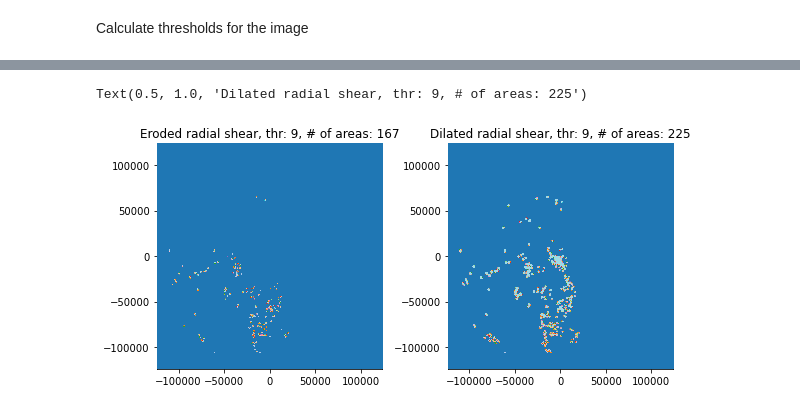
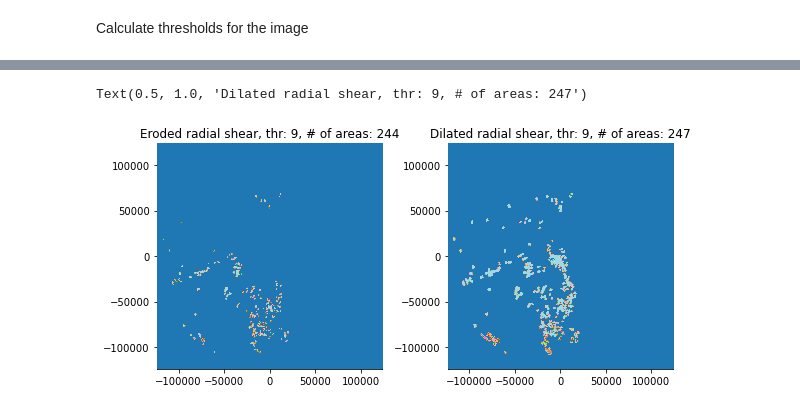
Before and after one commit to ritvje/iris_shear, a Jupyter notebook: demo/demo_shear_calculations.ipynb, the cells around one changed output, grey strips where cells are left out. Cells and saved outputs as stored; diff of their text form; code cells hidden in the pictures.

```diff
--- a/demo/demo_shear_calculations.ipynb
+++ b/demo/demo_shear_calculations.ipynb
@@ -207,39 +207,41 @@ thr = 9
 kernel = np.ones((3,3), np.uint8)
 
 tmp = dr_proj.copy()
-tmp[tmp < thr] = 0
+mask = np.isfinite(tmp) & (np.abs(tmp) >= thr)
+tmp[~mask] = 0
+tmp[mask] = 1
 B = tmp.astype(np.uint8)
 
 dr_eroded = cv2.erode(B, kernel, iterations=1) # erosion
 dr_dilated = cv2.dilate(B, kernel, iterations=1) # dilation
 
 # We want to consider areas connected also on the diagonal, so we provide the structure element
 # Note that compared to previous, the threshold has to be changed since cv2.erode/dilate returns a binary image
 # and the threshold is applied in the previous part
 element = generate_binary_structure(2, 2)
 n_areas_erode, areas_erode = utils.threshold_field(dr_eroded, 1, structure_element=element)
 n_areas_dilate, areas_dilate = utils.threshold_field(dr_dilated, 1, structure_element=element)
 
 # Plot the resulting image
 nrows = 1
 ncols = 2
 fig, axs = plt.subplots(figsize=(4 * ncols, 4 * nrows),
                         nrows=nrows, ncols=ncols,
                         constrained_layout=True)
 plot_params = {
     "cmap": "tab20",
     "vmin": 0,
     "vmax": 20,
     "rasterized": True,
     "alpha": 1,
     "zorder": 3000,
 }
 
 axs[0].imshow(areas_erode, origin="lower", **plot_params, extent=(np.min(x), np.max(x), np.min(y), np.max(y)))
 axs[1].imshow(areas_dilate, origin="lower", **plot_params, extent=(np.min(x), np.max(x), np.min(y), np.max(y)))
 
 axs[0].set_title(f"Eroded radial shear, thr: {thr}, # of areas: {n_areas_erode}")
 axs[1].set_title(f"Dilated radial shear, thr: {thr}, # of areas: {n_areas_dilate}")
 # %% [output]
-Text(0.5, 1.0, 'Dilated radial shear, thr: 9, # of areas: 225')
+Text(0.5, 1.0, 'Dilated radial shear, thr: 9, # of areas: 247')
-[figure, old version]
+[figure, new version]
```
Also changed, not shown: parts of 1 cell of this notebook, 2 other files.
